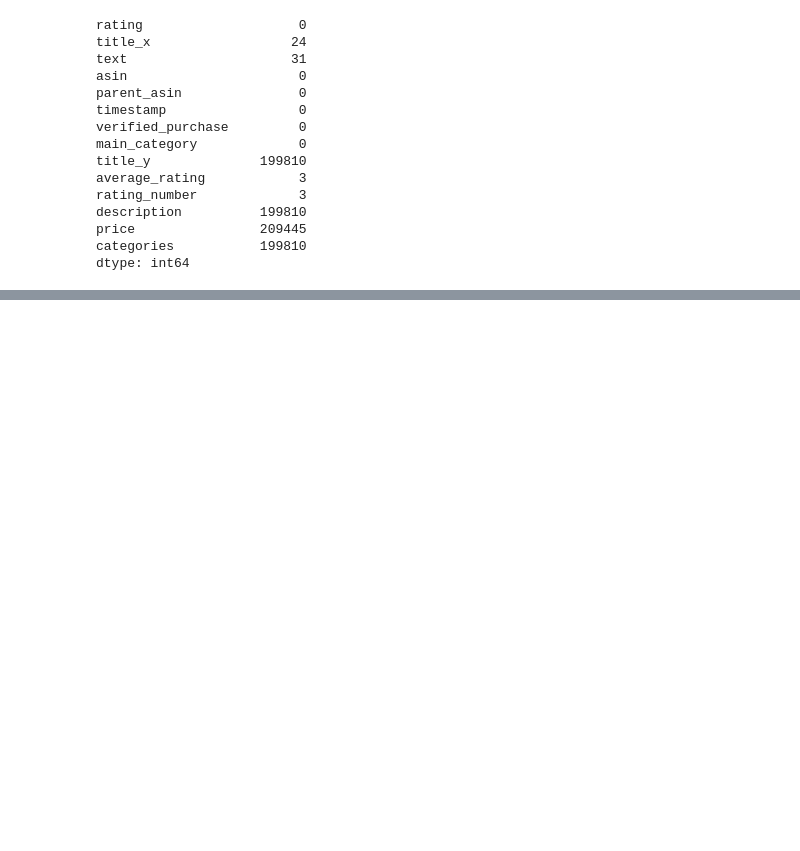
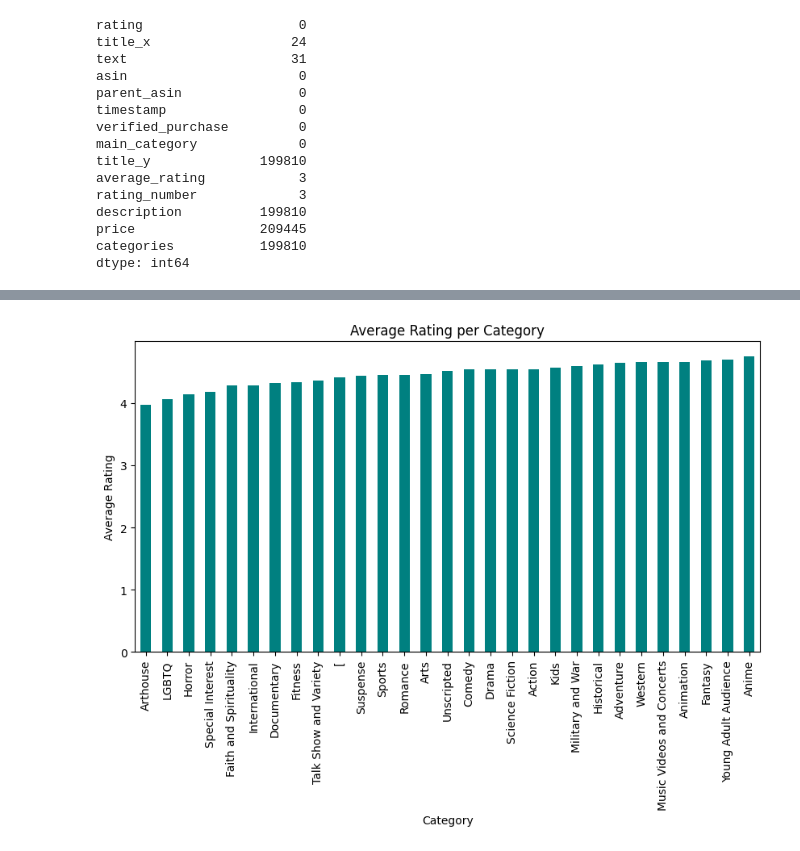
Before and after one commit to WambuiMunene/Grp_1_Capstone-Project, a Jupyter notebook: Edwin.ipynb, the cells around one changed output, grey strips where cells are left out. Saved outputs shown, nothing was run; the diff lists cells and outputs as text; code cells hidden in the pictures; blank space fills up the shorter version.

```diff
--- a/Edwin.ipynb
+++ b/Edwin.ipynb
@@ -70,0 +423,11 @@ dtype: int64
+# %%
+plt.figure(figsize=(10,5))
+category_ratings = p_c_movies.groupby('categories')['average_rating'].mean().sort_values()
+category_ratings.plot(kind='bar', color='teal')
+plt.title('Average Rating per Category')
+plt.xlabel('Category')
+plt.ylabel('Average Rating')
+plt.xticks(rotation=90)
+plt.show()
+# %% [output]
+[figure, added]
```
Also changed, not shown: parts of 55 cells of this notebook, 1 other file.
